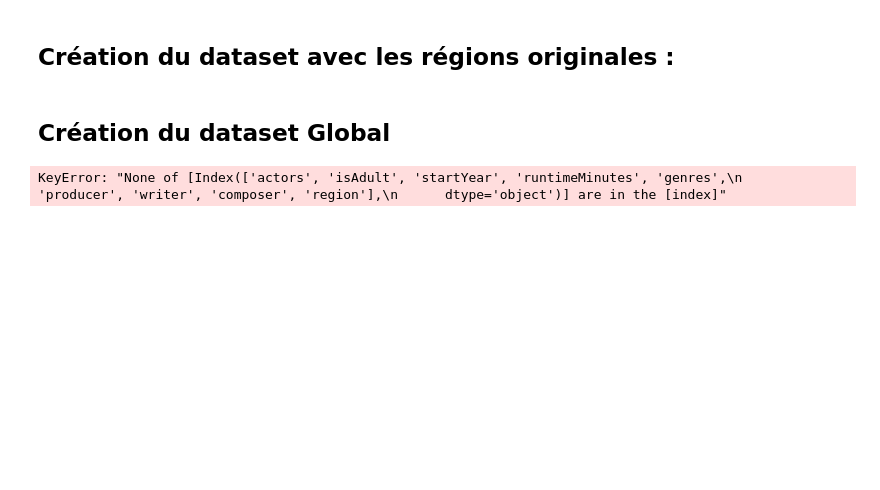
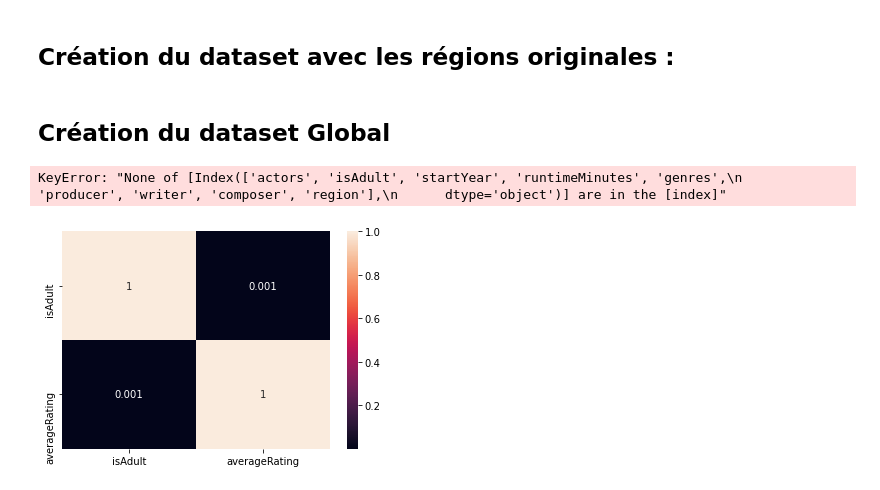
Before and after one commit to Nicolas-Malgat/intermovie, a Jupyter notebook: createDfPredict.ipynb, the cells around one changed output. Cells and saved outputs as stored; diff of their text form; code cells hidden in the pictures; blank space fills up the shorter version.

```diff
--- a/createDfPredict.ipynb
+++ b/createDfPredict.ipynb
@@ -87,3 +87,12 @@ predictor = IntermoviePrediction()
 result = predictor.predict(dataset, 'tt0002844')
 # %% [output]
 KeyError: "None of [Index(['actors', 'isAdult', 'startYear', 'runtimeMinutes', 'genres',\n       'producer', 'writer', 'composer', 'region'],\n      dtype='object')] are in the [index]"
+# %%
+import seaborn as sn
+import matplotlib.pyplot as plt
+
+corrMatrix = dataset.corr()
+sn.heatmap(corrMatrix, annot=True)
+plt.show()
+# %% [output]
+[figure, added]
```
Also changed, not shown: 1 other file.
